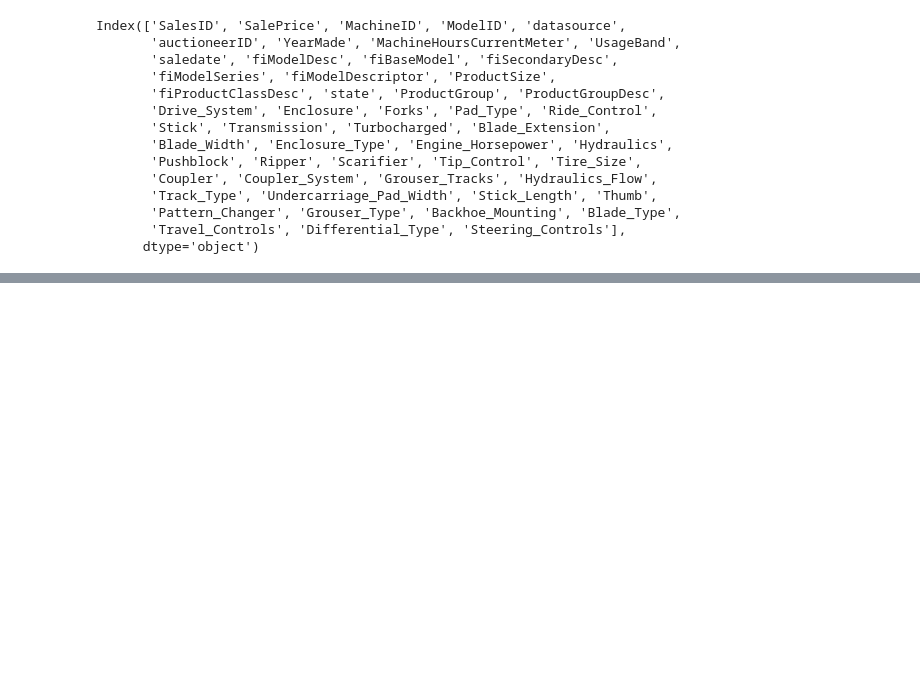
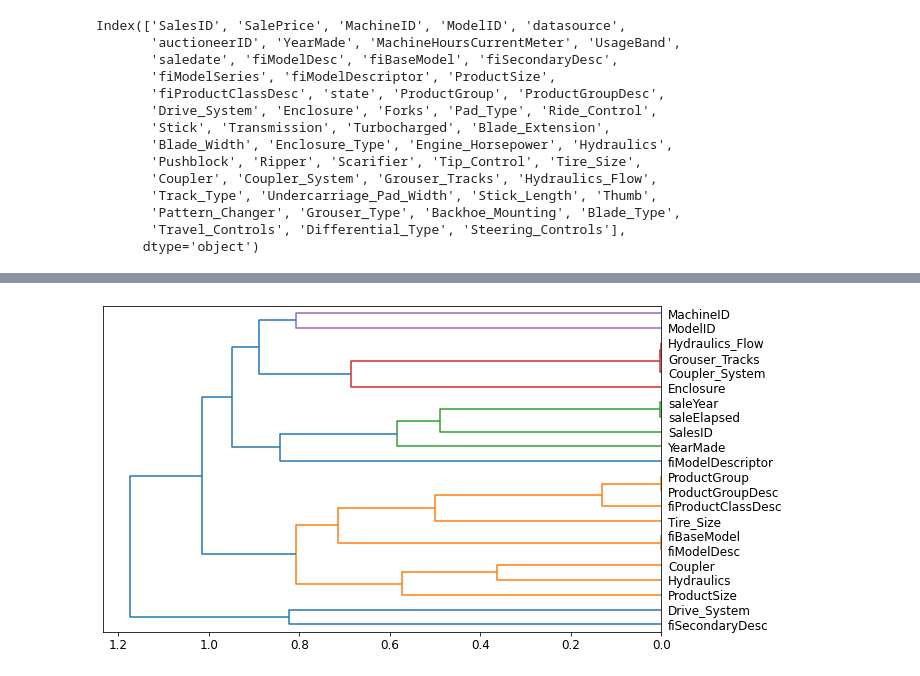
Before and after one commit to KenichiQaz/ML_Learning, a Jupyter notebook: Own_Try9.ipynb, the cells around one changed output, grey strips where cells are left out. Saved outputs shown, nothing was run; the diff lists cells and outputs as text; code cells hidden in the pictures; blank space fills up the shorter version.

```diff
--- a/Own_Try9.ipynb
+++ b/Own_Try9.ipynb
@@ -77,0 +214,5 @@ df[dep_var] = np.log(df[dep_var])
+# %%
+#Showing redundencies
+cluster_columns(xs_imp)
+# %% [output]
+[figure, added]
```
Also changed, not shown: parts of 50 cells of this notebook.
